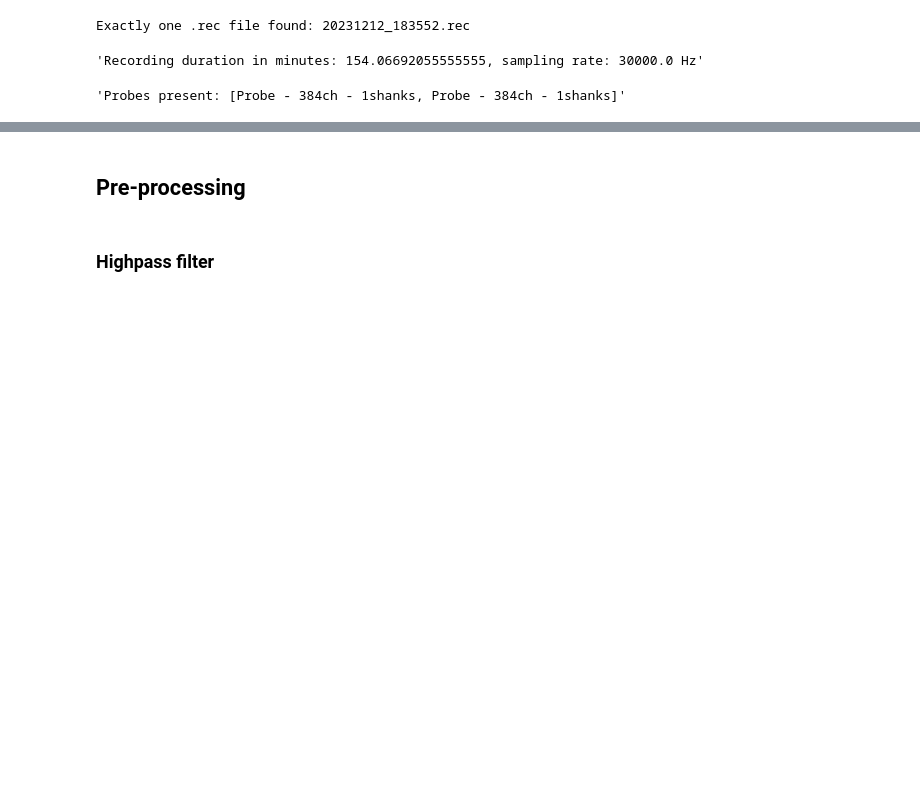
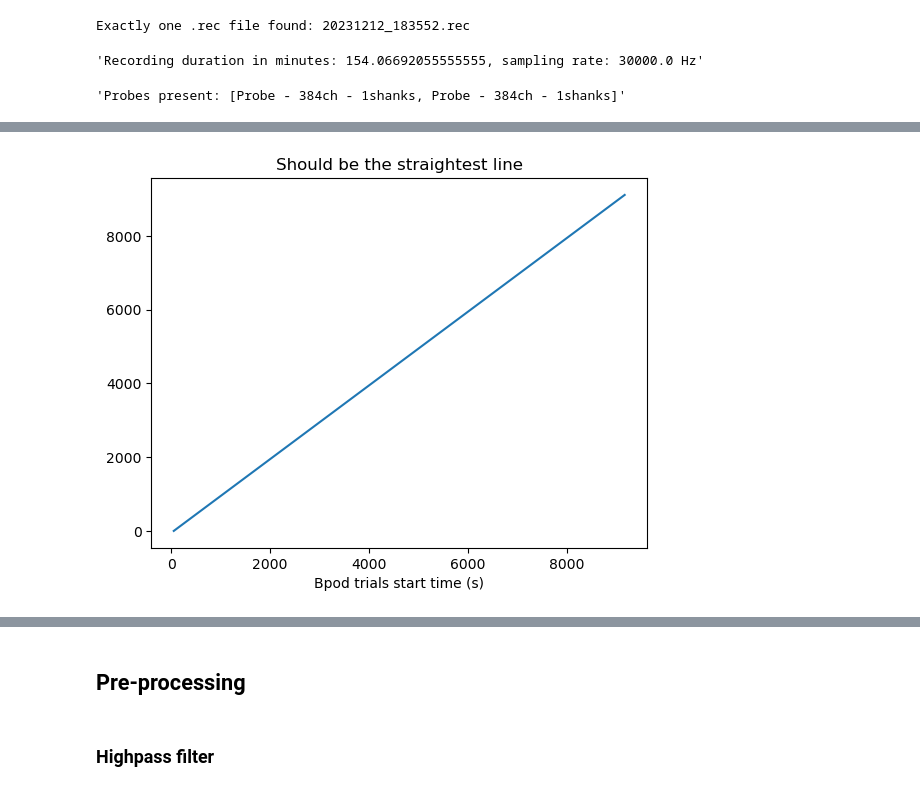
Before and after one commit to RobertoDF/spikesorting, a Jupyter notebook: spikesorting_single_session.ipynb, the cells around one changed output, grey strips where cells are left out. Saved outputs shown, nothing was run; the diff lists cells and outputs as text; code cells hidden in the pictures; blank space fills up the shorter version.

```diff
--- a/spikesorting_single_session.ipynb
+++ b/spikesorting_single_session.ipynb
@@ -51,0 +104,4 @@ f"Probes present: {raw_rec.get_probes()}"
+# %%
+trials = assign_DIO_times_to_trials(trials, DIO_timestamps_start_trial, DIO_samples_start_trial)
+# %% [output]
+[figure, added]
```
Also changed, not shown: parts of 44 cells of this notebook.
